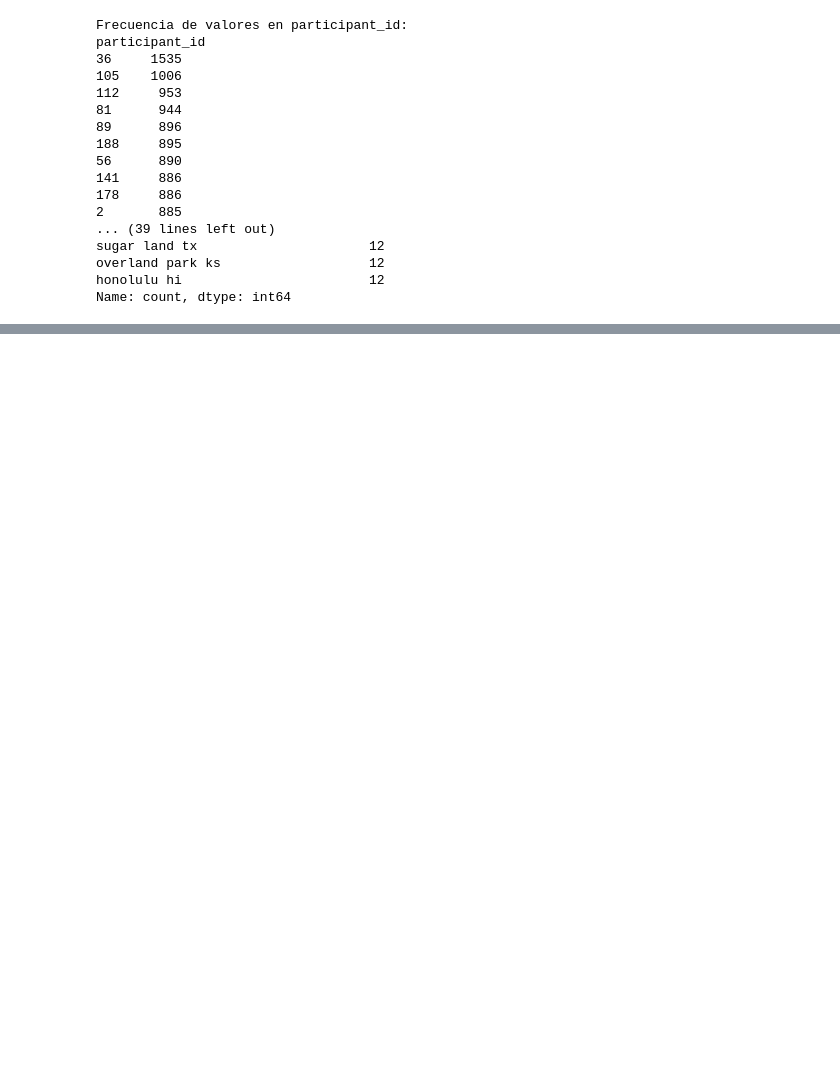
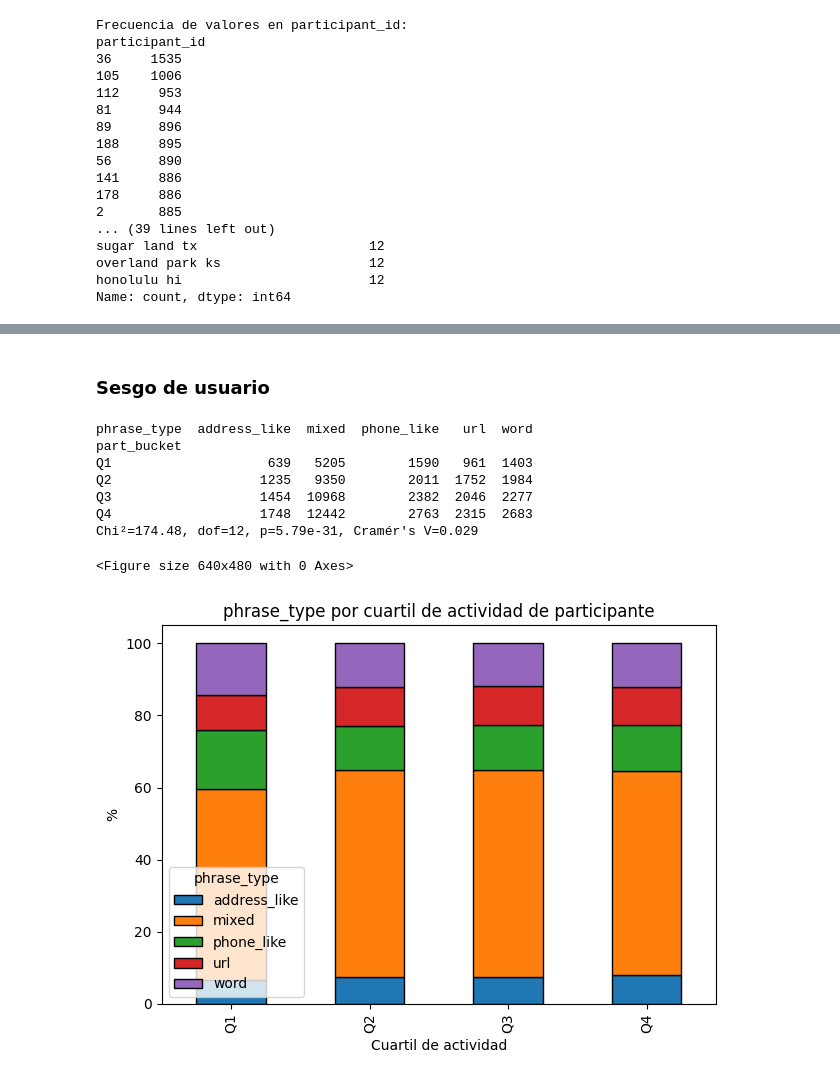
Before and after one commit to alee2602/PROYECTO2-DS, a Jupyter notebook: proyecto.ipynb, the cells around one changed output, grey strips where cells are left out. Drawn from its saved outputs; the diff is of its cells as text; code cells hidden in the pictures; blank space fills up the shorter version.

```diff
--- a/proyecto.ipynb
+++ b/proyecto.ipynb
@@ -189,0 +260,31 @@ Chi²=14371.08, p=0, dof=12
+# %% [markdown]
+### Sesgo de usuario
+# %%
+# Bucketiza participantes por actividad (cuartiles según numero de filas por participante)
+part_freq = train["participant_id"].value_counts()
+part_bucket = pd.qcut(part_freq.rank(method="first")/len(part_freq), q=4, labels=["Q1","Q2","Q3","Q4"])
+train_pb = train.merge(part_bucket.to_frame("part_bucket"), left_on="participant_id", right_index=True, how="left")
+
+ct_pb_pt = pd.crosstab(train_pb["part_bucket"], train_pb["phrase_type"])
+print(ct_pb_pt)
+
+chi2, p, dof, _ = chi2_contingency(ct_pb_pt)
+print(f"Chi²={chi2:.2f}, dof={dof}, p={p:.2e}, Cramér's V={cramers_v(ct_pb_pt):.3f}")
+
+# Barras apiladas (%)
+ct_pb_pt_pct = ct_pb_pt.div(ct_pb_pt.sum(axis=1), axis=0) * 100
+plt.figure()
+ct_pb_pt_pct.plot(kind="bar", stacked=True, edgecolor="black")
+plt.title("phrase_type por cuartil de actividad de participante")
+plt.xlabel("Cuartil de actividad"); plt.ylabel("%")
+plt.tight_layout(); plt.show()
+# %% [output]
+phrase_type  address_like  mixed  phone_like   url  word
+part_bucket
+Q1                    639   5205        1590   961  1403
+Q2                   1235   9350        2011  1752  1984
+Q3                   1454  10968        2382  2046  2277
+Q4                   1748  12442        2763  2315  2683
+Chi²=174.48, dof=12, p=5.79e-31, Cramér's V=0.029
+<Figure size 640x480 with 0 Axes>
+[figure, added]
```
Also changed, not shown: parts of 23 cells of this notebook.
